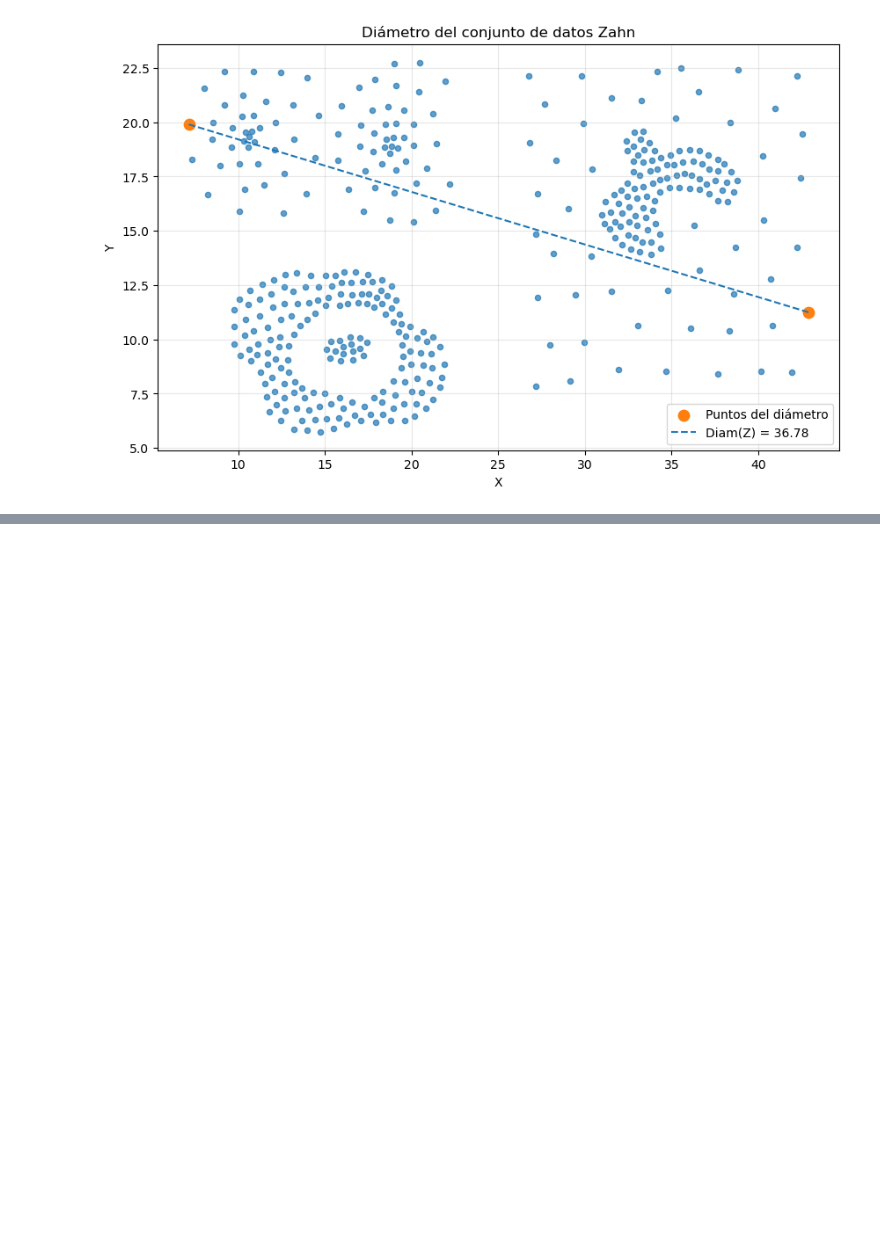
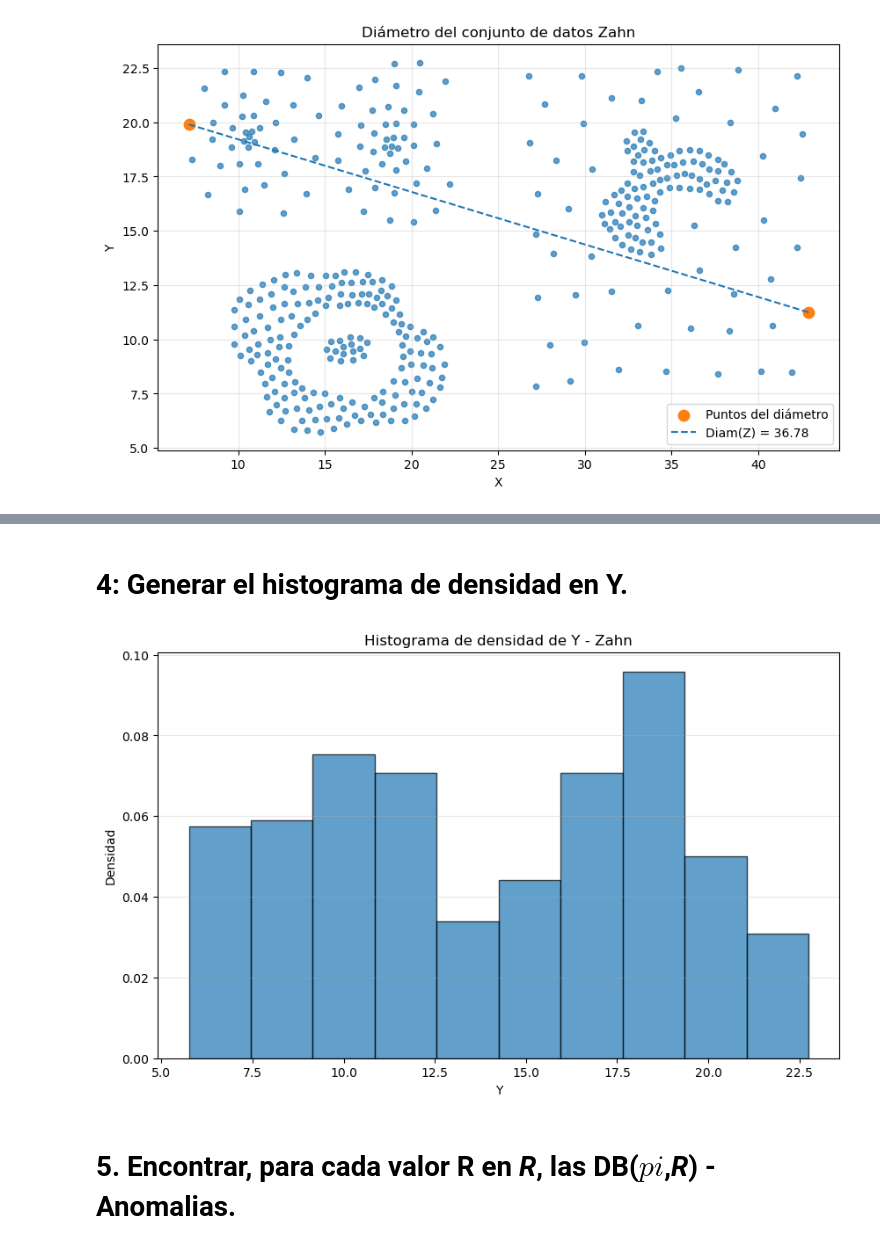
Before and after one commit to Jrgels/DA_Zahn, a Jupyter notebook: db.ipynb, the cells around one changed output, grey strips where cells are left out. Saved outputs shown, nothing was run; the diff lists cells and outputs as text; code cells hidden in the pictures; blank space fills up the shorter version.

```diff
--- a/db.ipynb
+++ b/db.ipynb
@@ -167,0 +222,23 @@ plt.show()
+# %% [markdown]
+# 4: Generar el histograma de densidad en Y.
+# %%
+plt.figure(figsize=(10, 6))
+
+plt.hist(
+    df["Y"],
+    bins="auto",
+    density=True,
+    edgecolor="black",
+    alpha=0.7
+)
+
+plt.xlabel("Y")
+plt.ylabel("Densidad")
+plt.title("Histograma de densidad de Y - Zahn")
+plt.grid(axis="y", alpha=0.3)
+
+plt.show()
+# %% [output]
+[figure, added]
+# %% [markdown]
+# 5. Encontrar, para cada valor R en *R*, las DB($pi$,*R*) - Anomalias.
```
Also changed, not shown: parts of 24 cells of this notebook.
